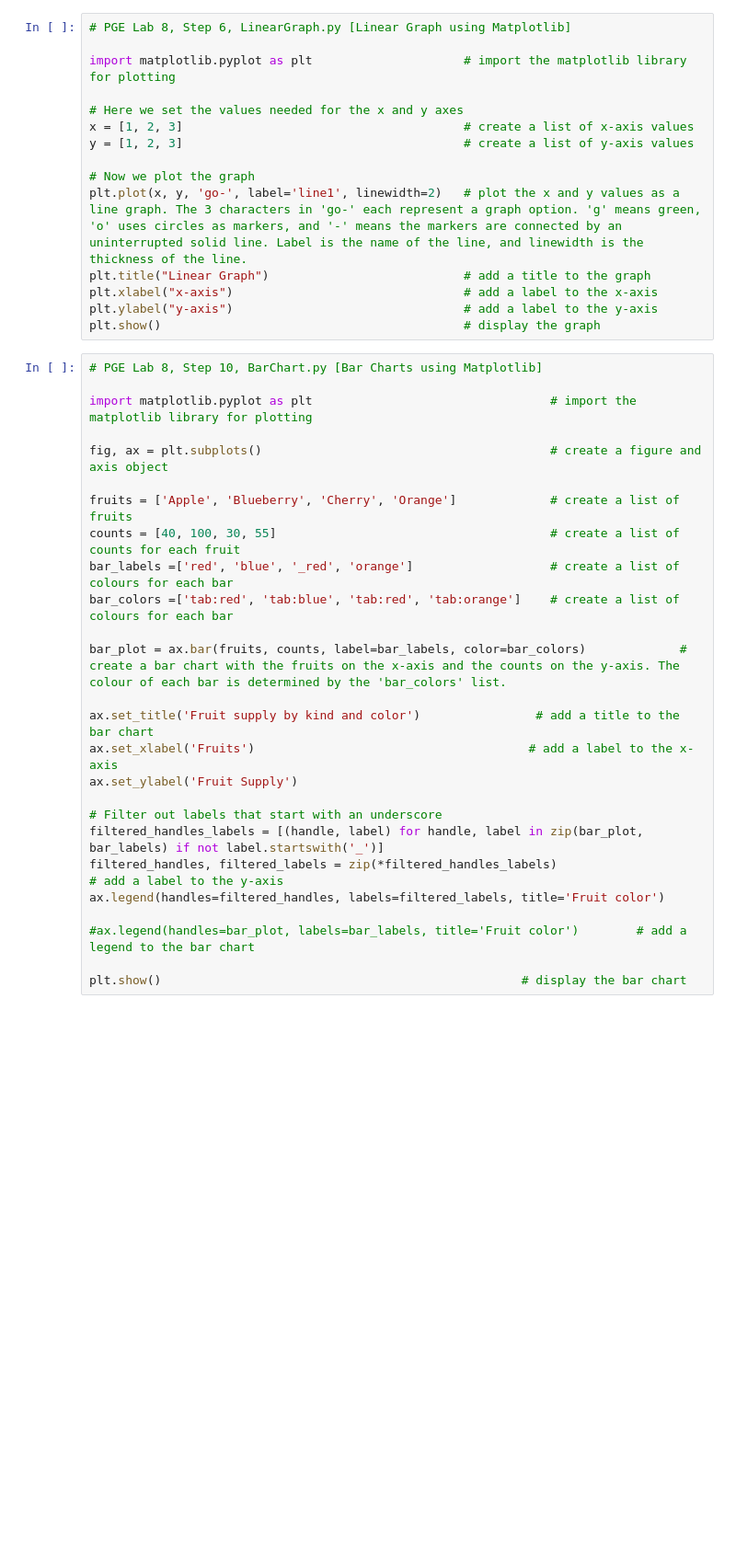
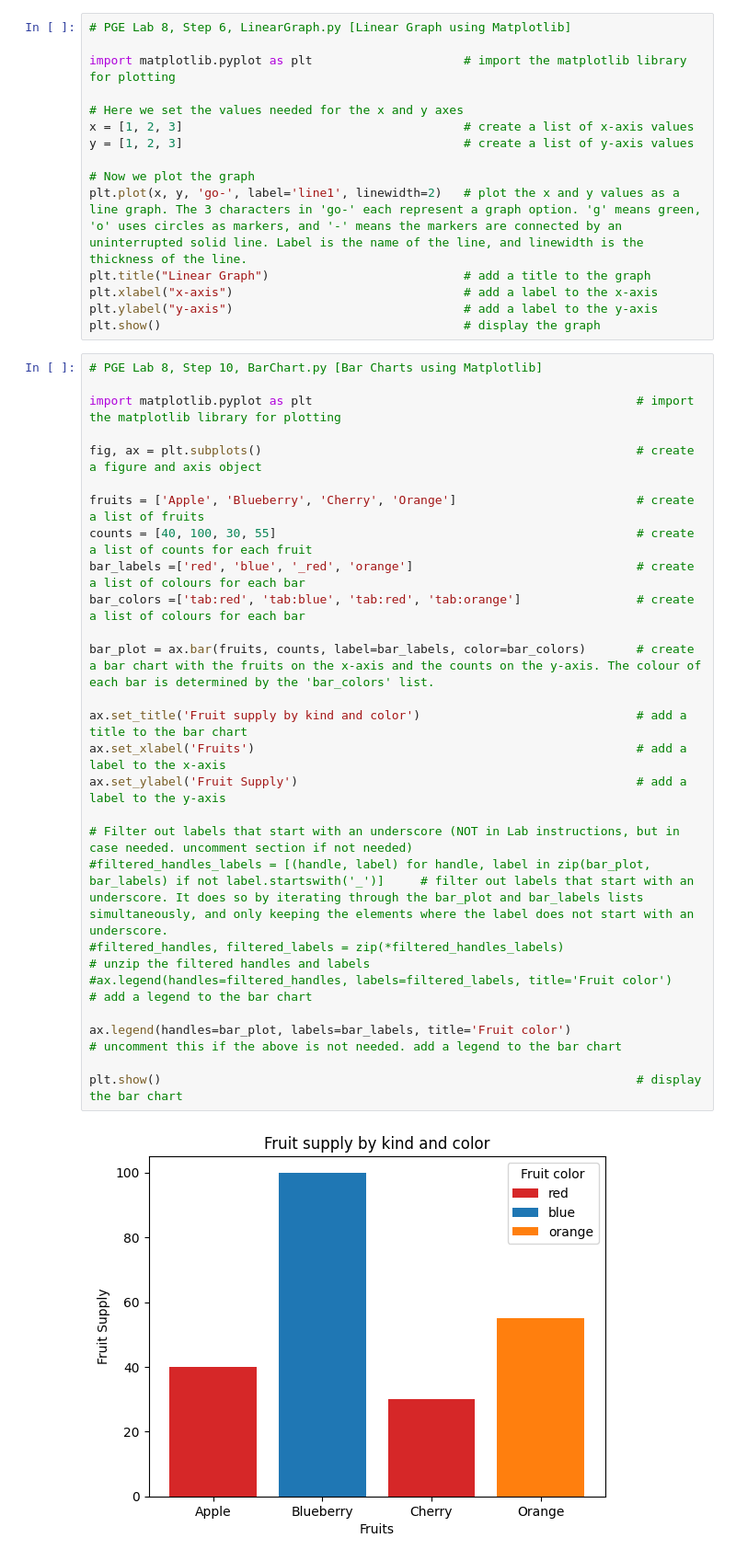
Before and after one commit to HomeStayHubby/QH2401M_PGE, a Jupyter notebook: Lab_Solutions/Lab8.ipynb, the cells around one changed output. Shown at 92% size. Drawn from its saved outputs; the diff is of its cells as text; blank space fills up the shorter version.

```diff
--- a/Lab_Solutions/Lab8.ipynb
+++ b/Lab_Solutions/Lab8.ipynb
@@ -62,29 +62,31 @@ plt.show()                                          # display the graph
 # %%
 # PGE Lab 8, Step 10, BarChart.py [Bar Charts using Matplotlib]
 
-import matplotlib.pyplot as plt                                 # import the matplotlib library for plotting
+import matplotlib.pyplot as plt                                             # import the matplotlib library for plotting
 
-fig, ax = plt.subplots()                                        # create a figure and axis object
+fig, ax = plt.subplots()                                                    # create a figure and axis object
 
-fruits = ['Apple', 'Blueberry', 'Cherry', 'Orange']             # create a list of fruits
-counts = [40, 100, 30, 55]                                      # create a list of counts for each fruit
-bar_labels =['red', 'blue', '_red', 'orange']                   # create a list of colours for each bar
-bar_colors =['tab:red', 'tab:blue', 'tab:red', 'tab:orange']    # create a list of colours for each bar
+fruits = ['Apple', 'Blueberry', 'Cherry', 'Orange']                         # create a list of fruits
+counts = [40, 100, 30, 55]                                                  # create a list of counts for each fruit
+bar_labels =['red', 'blue', '_red', 'orange']                               # create a list of colours for each bar
+bar_colors =['tab:red', 'tab:blue', 'tab:red', 'tab:orange']                # create a list of colours for each bar
 
-bar_plot = ax.bar(fruits, counts, label=bar_labels, color=bar_colors)             # create a bar chart with the fruits on the x-axis and the counts on the y-axis. The colour of each bar is determined by the 'bar_colors' list.
+bar_plot = ax.bar(fruits, counts, label=bar_labels, color=bar_colors)       # create a bar chart with the fruits on the x-axis and the counts on the y-axis. The colour of each bar is determined by the 'bar_colors' list.
 
-ax.set_title('Fruit supply by kind and color')                # add a title to the bar chart
-ax.set_xlabel('Fruits')                                      # add a label to the x-axis
-ax.set_ylabel('Fruit Supply')
+ax.set_title('Fruit supply by kind and color')                              # add a title to the bar chart
+ax.set_xlabel('Fruits')                                                     # add a label to the x-axis
+ax.set_ylabel('Fruit Supply')                                               # add a label to the y-axis
 
-# Filter out labels that start with an underscore
-filtered_handles_labels = [(handle, label) for handle, label in zip(bar_plot, bar_labels) if not label.startswith('_')]
-filtered_handles, filtered_labels = zip(*filtered_handles_labels)                                  # add a label to the y-axis
-ax.legend(handles=filtered_handles, labels=filtered_labels, title='Fruit color')
+# Filter out labels that start with an underscore (NOT in Lab instructions, but in case needed. uncomment section if not needed)
+#filtered_handles_labels = [(handle, label) for handle, label in zip(bar_plot, bar_labels) if not label.startswith('_')]     # filter out labels that start with an underscore. It does so by iterating through the bar_plot and bar_labels lists simultaneously, and only keeping the elements where the label does not start with an underscore.
+#filtered_handles, filtered_labels = zip(*filtered_handles_labels)                                                           # unzip the filtered handles and labels
+#ax.legend(handles=filtered_handles, labels=filtered_labels, title='Fruit color')                                            # add a legend to the bar chart
 
-#ax.legend(handles=bar_plot, labels=bar_labels, title='Fruit color')        # add a legend to the bar chart
+ax.legend(handles=bar_plot, labels=bar_labels, title='Fruit color')                                                        # uncomment this if the above is not needed. add a legend to the bar chart
 
-plt.show()                                                  # display the bar chart
+plt.show()                                                                  # display the bar chart
+# %% [output]
+[figure, added]
 # %%
 # PGE Lab 8, Step 10, GroupedBarChart.py [Grouped Bar Charts using Matplotlib]
 
```
Also changed, not shown: parts of 2 cells of this notebook, 3 other files.
